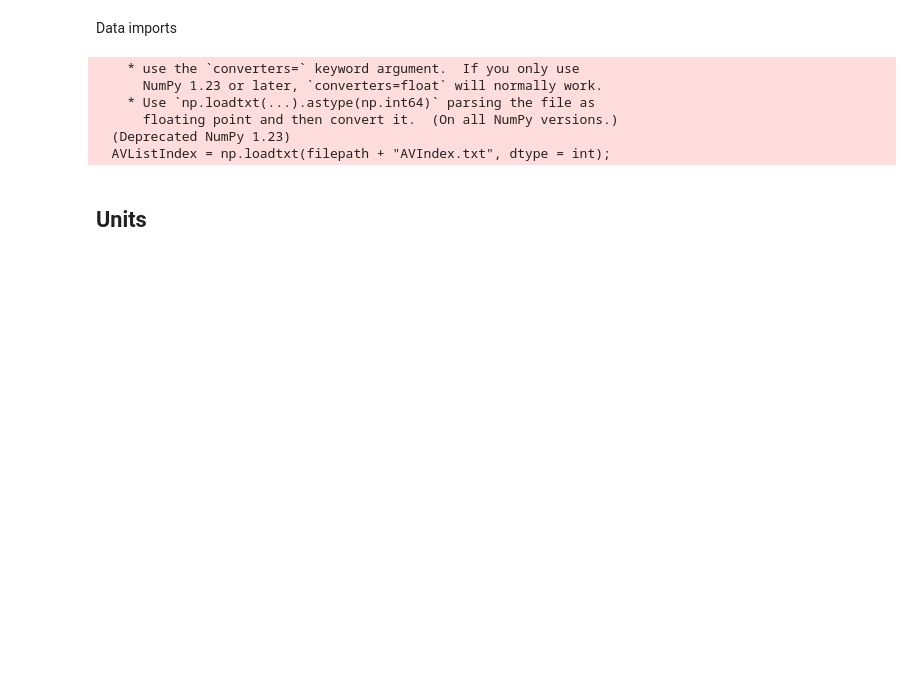
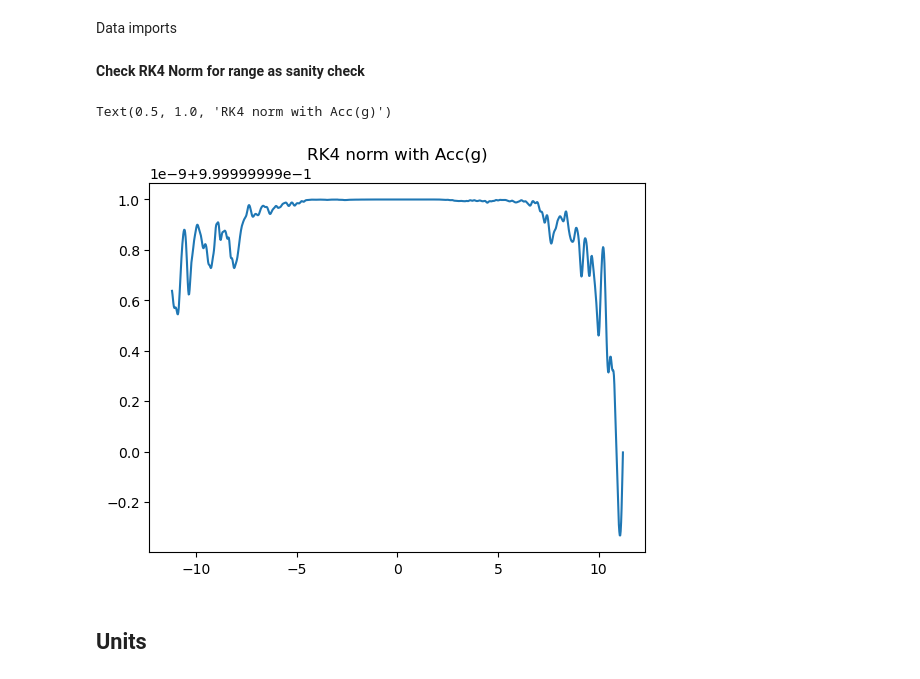
Before and after one commit to rootware/lattice_evolution, a Jupyter notebook: Python/JSD Plots.ipynb, the cells around one changed output. Drawn from its saved outputs; the diff is of its cells as text; code cells hidden in the pictures; blank space fills up the shorter version.

```diff
--- a/Python/JSD Plots.ipynb
+++ b/Python/JSD Plots.ipynb
@@ -19,7 +23,7 @@ np.savetxt("MomProb.txt",MomProb)
 # %% [markdown]
 Data imports
 # %%
-filepath = "../Data/Rust_Runs/Option2_FinerFit_98CFI/";
+filepath = "../dynamic_range/";
 
 data = np.loadtxt(filepath + "test.txt");
 datanew  = data[ np.lexsort((data[:,1],data[:,0])) ]
@@ -30,12 +34,5 @@ VList = np.unique(datanew[:,3])
 #AList = np.loadtxt("./Data/2param_acc_Option2/Acceleration.txt");
 #VList = np.loadtxt("./Data/2param_acc_Option2/LatticeDepth.txt");
 
-AVListIndex = np.loadtxt(filepath + "AVIndex.txt", dtype = int);
+AVListIndex = np.loadtxt(filepath + "AVIndex.txt").astype(np.int64);
 MomProb = np.loadtxt(filepath +  "MomProb.txt"); # np array with rows containing momentum probabilities for each [a,V] value pair in AVList
-# %% [output]
-    * use the `converters=` keyword argument.  If you only use
-      NumPy 1.23 or later, `converters=float` will normally work.
-    * Use `np.loadtxt(...).astype(np.int64)` parsing the file as
-      floating point and then convert it.  (On all NumPy versions.)
-  (Deprecated NumPy 1.23)
-  AVListIndex = np.loadtxt(filepath + "AVIndex.txt", dtype = int);
@@ -46,3 +39,11 @@ print(datamom[50,25,:])
+# %% [markdown]
+**Check RK4 Norm for range as sanity check**
+# %%
+plt.plot(AList*Units.accUnit/Units.g, [np.sum(MomProb[i]) for i in range( len(AList))])
+plt.title("RK4 norm with Acc(g)")
+# %% [output]
+Text(0.5, 1.0, 'RK4 norm with Acc(g)')
+[figure, added]
 # %% [markdown]
 ## Units
 # %% [markdown]
```
Also changed, not shown: parts of 30 cells of this notebook, 13 other files.
